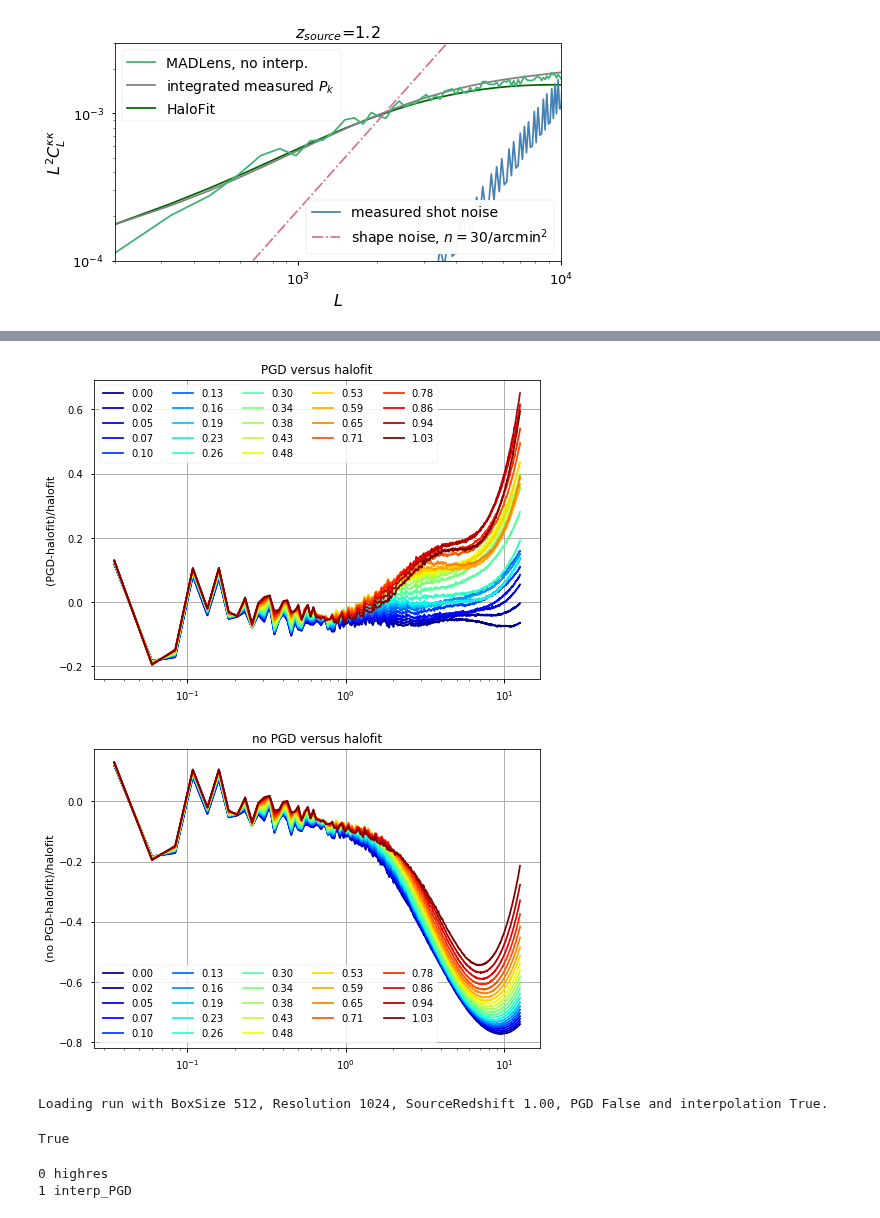
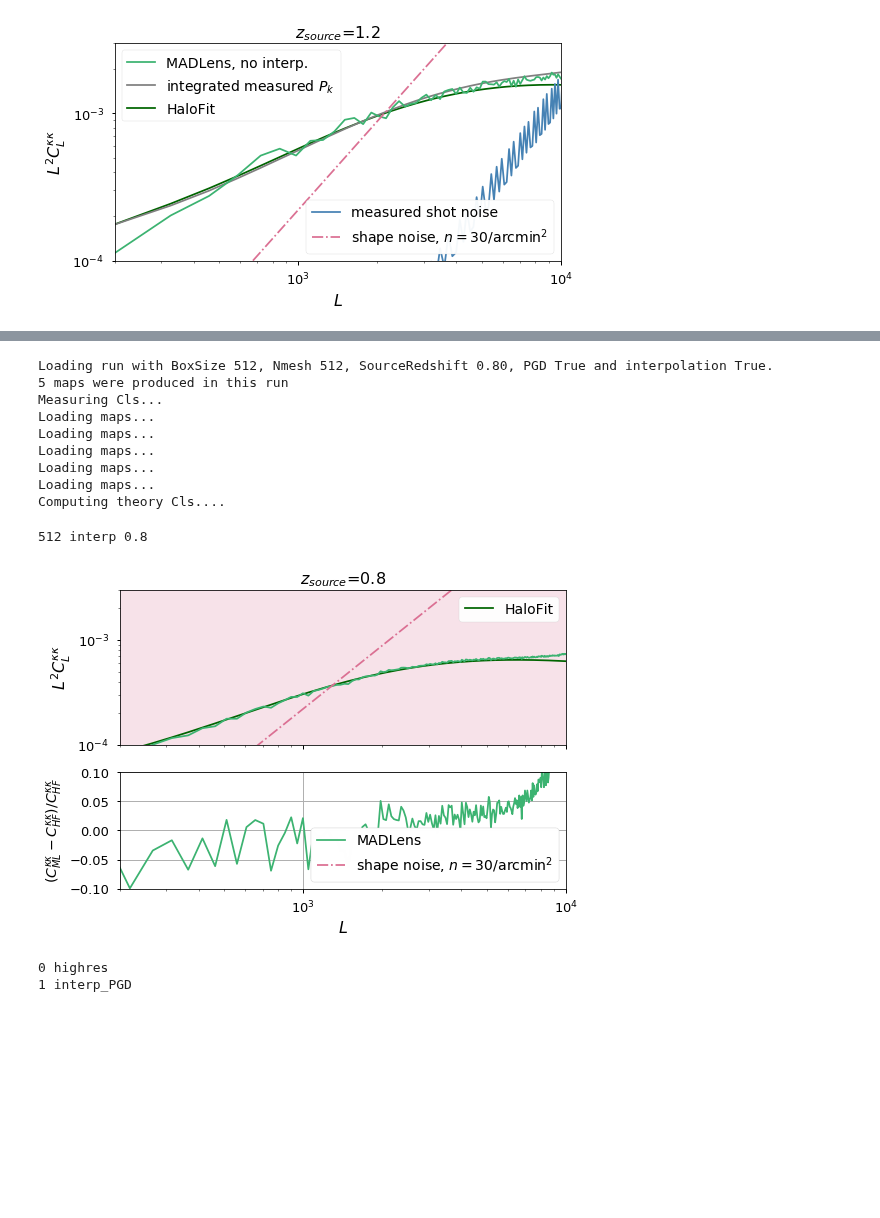
Before and after one commit to VMBoehm/MADLens, a Jupyter notebook: notebooks/PlotResults-publications.ipynb, the cells around one changed output, grey strips where cells are left out. Cells and saved outputs as stored; diff of their text form; code cells hidden in the pictures; blank space fills up the shorter version.

```diff
--- a/notebooks/PlotResults-publications.ipynb
+++ b/notebooks/PlotResults-publications.ipynb
@@ -81,7 +81,7 @@ plt.show()
 # %% [markdown]
 ### plot function
 # %%
-def plot(z1_runs, boxsizes, interps, zss, labels, noise, name, exp_noise=None, other = True, other_label=[''], nplots=2, N=30):
+def plot(z1_runs, boxsizes, interps, zss, labels, name, noise=None, other = True, other_label=[''], nplots=2, N=30):
 
     colors = ['mediumseagreen','coral','royalblue']
     colors2= ['darkgreen', 'firebrick','darkblue']
@@ -101,11 +101,8 @@ def plot(z1_runs, boxsizes, interps, zss, labels, noise, name, exp_noise=None, o
         x    = z1_runs[boxsize][interp][str(zs)].measured_cls[str(zs)]['L']
         yt   = z1_runs[boxsize][interp][str(zs)].theory_cls[str(zs)]['clkk']
 
+        ax[0].loglog(x,x**2*yt, label='HaloFit', color=colors2[jj])
 
-        if exp_noise is not None:
-            ax[0].loglog(x,x**2*yt, label='HaloFit', color=colors2[jj])
-
-        ax[0].loglog(x,x**2*yt, label='HaloFit', color=colors2[jj])
         if other:
             z    = z1_runs[boxsize][interp][str(zs)].other_cls[str(zs)]['clkk']
             ax[0].loglog(x,x**2*z, label=other_label, color='gray')
@@ -113,7 +110,7 @@ def plot(z1_runs, boxsizes, interps, zss, labels, noise, name, exp_noise=None, o
     for ii, (boxsize, interp, zs, label) in enumerate(zip(boxsizes,interps,zss, labels)):
 
         boxsize=str(boxsize)
-
+        print(boxsize, interp, zs, label)
 
         x    = z1_runs[boxsize][interp][str(zs)].measured_cls[str(zs)]['L']
         y    = z1_runs[boxsize][interp][str(zs)].measured_cls[str(zs)]['clkk']
@@ -136,7 +133,9 @@ def plot(z1_runs, boxsizes, interps, zss, labels, noise, name, exp_noise=None, o
         else:
             ax[0].loglog(x,x**2*y, label='MADLens%s'%(label), color=colors[ii])
 
-        ax[0].loglog(x,x**2*noise, label='measured shot noise', color='steelblue')
+        if noise is not None:
+            ax[0].loglog(x,x**2*noise, label='measured shot noise', color='steelblue')
+
         ax[0].loglog(x,x**2*Cl_shape, label='shape noise, $n{=}$%d$/\mathrm{arcmin}^2$'%N, color='palevioletred', ls='-.')
 
         ax[0].fill_between(x, x**2*(y-yerr), x**2*(y+yerr),color='gray', alpha=0.2)
@@ -146,6 +145,7 @@ def plot(z1_runs, boxsizes, interps, zss, labels, noise, name, exp_noise=None, o
         if nplots>1:
             ax[1].semilogx(x,ratio, color=colors[ii])
             ax[1].fill_between(x,ratio-ratio_error, ratio+ratio_error,color='gray', alpha=0.2)
+            ax[0].fill_between(x, ratio-Cl_shape/yt, ratio+Cl_shape/yt,color='palevioletred', alpha=0.2)
             ax[1].set_ylim(-0.10,0.10)
             ax[1].set_ylabel('relative difference')
             ax[1].set_ylabel(r'$(C_{ML}^{\kappa \kappa}-C_{HF}^{\kappa \kappa})/C_{HF}^{\kappa \kappa}$',fontsize=14)
@@ -182,7 +182,7 @@ for boxsize in boxsizes:
     for interp in interpolations:
         runs[str(boxsize)][interp]={}
 # %%
-run = Run(githash='008cc36', label='transfer_test', rnum=0, local_path='../')
+run = Run(githash='3bbfdfb', label='integrated_Pk', rnum=0, local_path='../')
 # this function loads all available clkk (clkk for all source redhifts) and computes their theory counterparts
 # individual clkk can be loaded with get_measured_cls/get_theory_cls
 run.fill_cl_dicts(downsample=False)
@@ -193,6 +193,7 @@ if run.params['interpolate']:
     runs[str(int(run.params['BoxSize'][0]))]['interp'][str(run.params['zs_source'][0])]=run
 else:
     runs[str(int(run.params['BoxSize'][0]))]['no_interp'][str(run.params['zs_source'][0])]=run
+
 run.get_other_cls(1.2, other=run.interp_PGD, bink=run.measured_cls[str(1.2)]['L'])
 shotnoise = run.pm.BoxSize.prod()/(run.pm.Nmesh.prod())
 # PGD is continuous
@@ -313,36 +225,29 @@ plt.show()
-# %%
-plt.title('PGD versus halofit')
-colors = plt.cm.jet(np.linspace(0,1,len(run.pks.keys())))
-for ii, zf in enumerate(sorted(run.pks.keys())):
-    plt.semilogx(run.pks_PGD[zf].power['k'],(abs(run.pks_PGD[zf].power['power'])-abs(run.halofit[zf]))/abs(run.halofit[zf]), label='%.2f'%float(zf),c=colors[ii])
-plt.legend(ncol=5)
-plt.grid()
-plt.ylabel('(PGD-halofit)/halofit')
-plt.show()
-# %% [output]
-[figure, removed]
-# %%
-# PGD is continuous
-plt.title('no PGD versus halofit')
-colors = plt.cm.jet(np.linspace(0,1,len(run.pks.keys())))
-for ii, zf in enumerate(sorted(run.pks.keys())):
-    plt.semilogx(run.pks_PGD[zf].power['k'],(abs(run.pks[zf].power['power'])-abs(run.halofit[zf]))/abs(run.halofit[zf]), label='%.2f'%float(zf),c=colors[ii])
-plt.legend(ncol=5)
-plt.grid()
-plt.ylabel('(no PGD-halofit)/halofit')
-plt.show()
-# %% [output]
-[figure, removed]
 # %%
-run = Run(githash='61ea385', label='transfer_test', rnum=0, local_path='../')
+run = Run(githash='859f754', label='transfer_test', rnum=0, local_path='../')
 # this function loads all available clkk (clkk for all source redhifts) and computes their theory counterparts
 # individual clkk can be loaded with get_measured_cls/get_theory_cls
 run.fill_cl_dicts(downsample=False)
-z1_runs['512']['highres']={}
-z1_runs['512']['highres']['1.0'] = run
+
+
+if run.params['interpolate']:
+    runs[str(int(run.params['BoxSize'][0]))]['interp'][str(run.params['zs_source'][0])]=run
+else:
+    runs[str(int(run.params['BoxSize'][0]))]['no_interp'][str(run.params['zs_source'][0])]=run
 # %% [output]
-Loading run with BoxSize 512, Resolution 1024, SourceRedshift 1.00, PGD False and interpolation True.
+Loading run with BoxSize 512, Nmesh 512, SourceRedshift 0.80, PGD True and interpolation True.
+5 maps were produced in this run
+Measuring Cls...
+Loading maps...
+Loading maps...
+Loading maps...
+Loading maps...
+Loading maps...
+Computing theory Cls....
-True
+# %%
+plot(runs, boxsizes=[512], interps=['interp'], zss=[0.8], other=False,labels=['',''],name='redshift_comp')
+# %% [output]
+512 interp 0.8
+[figure, added]
 # %%
 plot(z1_runs, boxsizes=[512,256], interps=['highres','interp_PGD'], zss=[1.0,1.0], labels=[' highres', 'PGD'])
 # %% [output]
```
Also changed, not shown: parts of 11 cells of this notebook, 1 other file.
